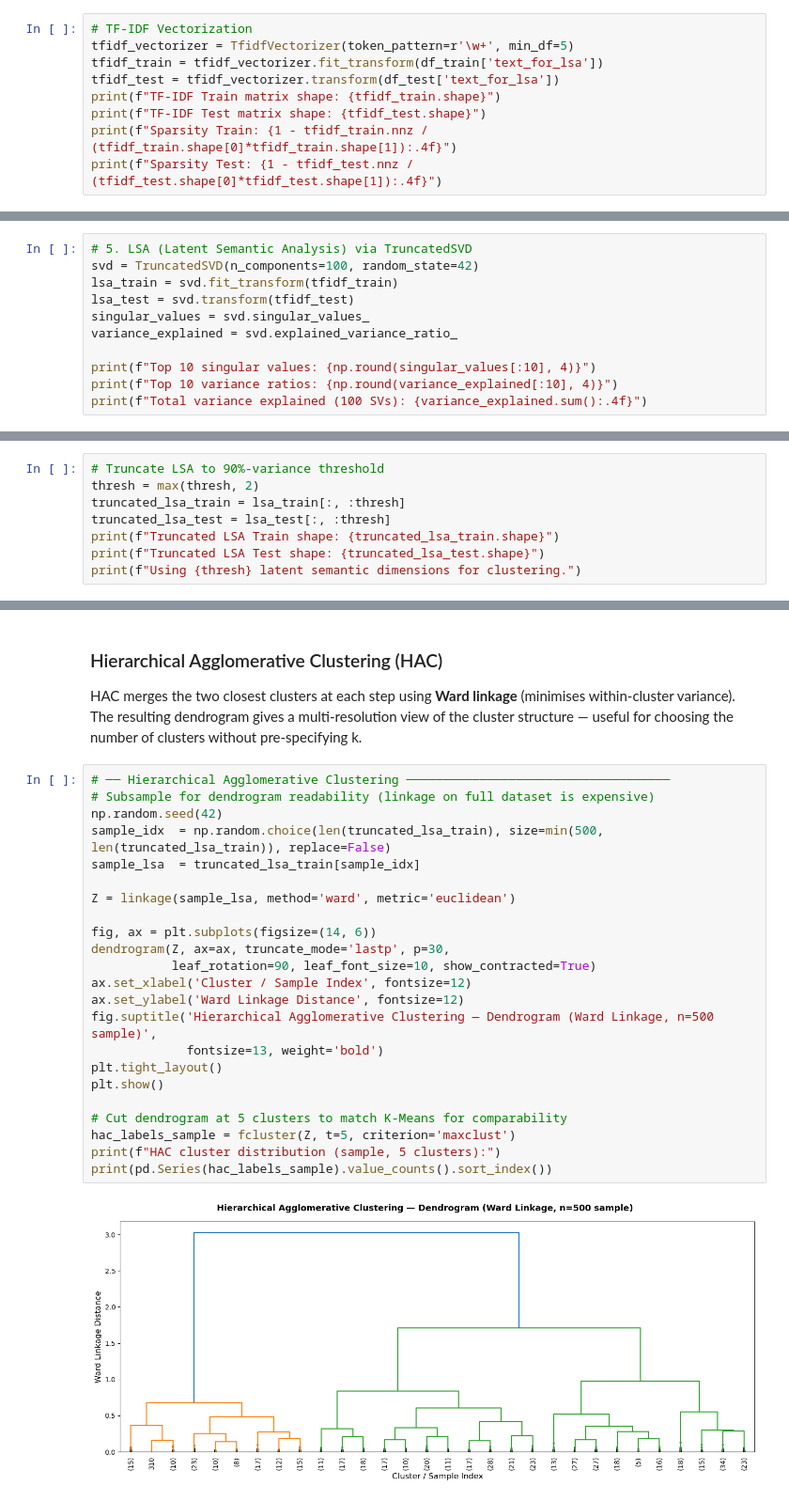
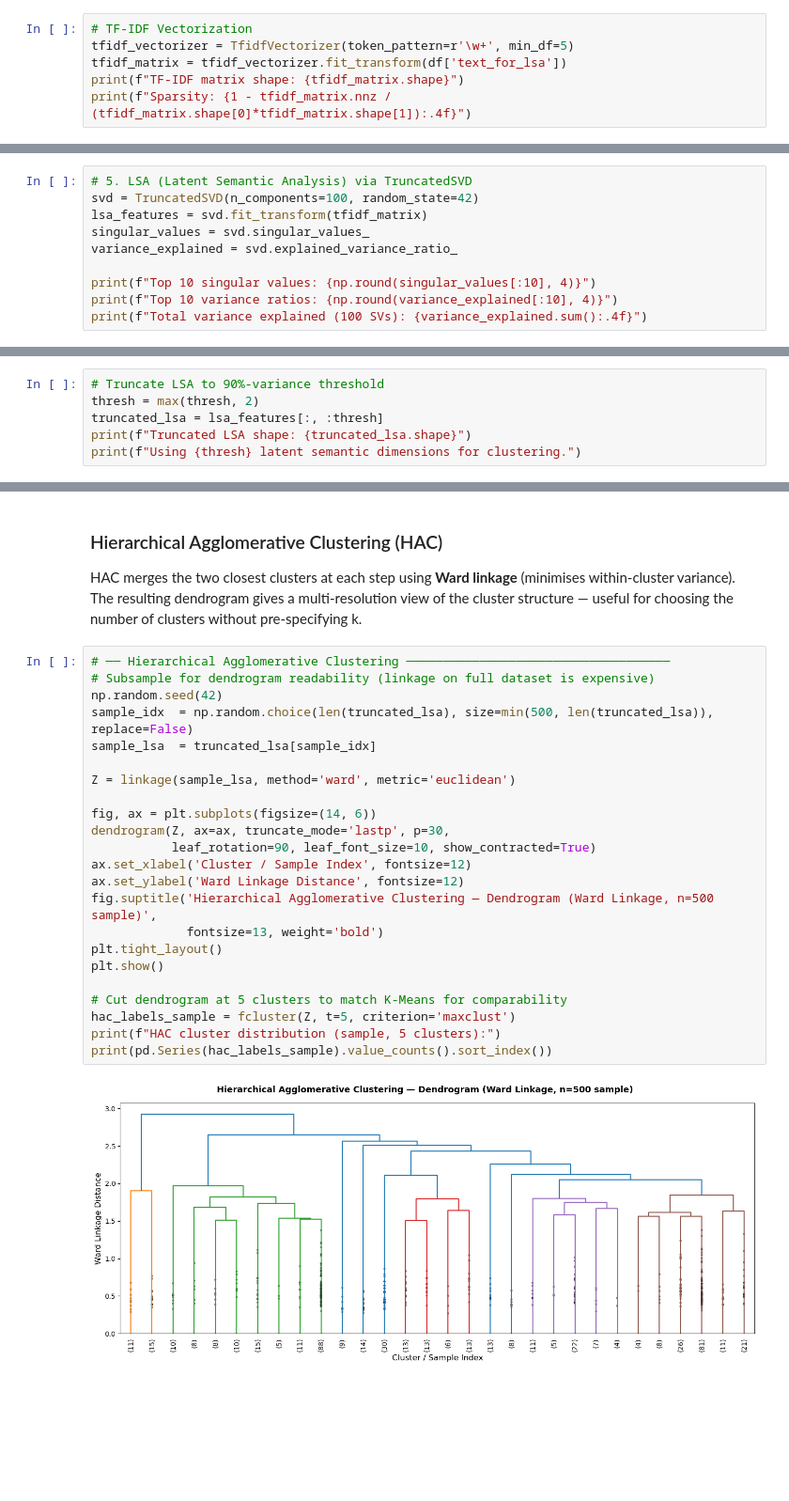
Before and after one commit to TheDetective14/helpful-review-identifier, a Jupyter notebook: data_processing_clustering.ipynb, the cells around one changed output, grey strips where cells are left out. Shown at 94% size. Drawn from its saved outputs; the diff is of its cells as text; blank space fills up the shorter version.

```diff
--- a/data_processing_clustering.ipynb
+++ b/data_processing_clustering.ipynb
@@ -174,10 +305,7 @@ on TF-IDF is known as **Latent Semantic Analysis (LSA)**.
 # %%
 # TF-IDF Vectorization
 tfidf_vectorizer = TfidfVectorizer(token_pattern=r'\w+', min_df=5)
-tfidf_train = tfidf_vectorizer.fit_transform(df_train['text_for_lsa'])
-tfidf_test = tfidf_vectorizer.transform(df_test['text_for_lsa'])
-print(f"TF-IDF Train matrix shape: {tfidf_train.shape}")
-print(f"TF-IDF Test matrix shape: {tfidf_test.shape}")
-print(f"Sparsity Train: {1 - tfidf_train.nnz / (tfidf_train.shape[0]*tfidf_train.shape[1]):.4f}")
-print(f"Sparsity Test: {1 - tfidf_test.nnz / (tfidf_test.shape[0]*tfidf_test.shape[1]):.4f}")
+tfidf_matrix = tfidf_vectorizer.fit_transform(df['text_for_lsa'])
+print(f"TF-IDF matrix shape: {tfidf_matrix.shape}")
+print(f"Sparsity: {1 - tfidf_matrix.nnz / (tfidf_matrix.shape[0]*tfidf_matrix.shape[1]):.4f}")
 # %% [output]
@@ -188,8 +314,7 @@ Sparsity Test: 0.9808
 # %%
 # 5. LSA (Latent Semantic Analysis) via TruncatedSVD
 svd = TruncatedSVD(n_components=100, random_state=42)
-lsa_train = svd.fit_transform(tfidf_train)
-lsa_test = svd.transform(tfidf_test)
+lsa_features = svd.fit_transform(tfidf_matrix)
 singular_values = svd.singular_values_
 variance_explained = svd.explained_variance_ratio_
 
@@ -266,9 +392,7 @@ Scree Insight:
 # %%
 # Truncate LSA to 90%-variance threshold
 thresh = max(thresh, 2)
-truncated_lsa_train = lsa_train[:, :thresh]
-truncated_lsa_test = lsa_test[:, :thresh]
-print(f"Truncated LSA Train shape: {truncated_lsa_train.shape}")
-print(f"Truncated LSA Test shape: {truncated_lsa_test.shape}")
+truncated_lsa = lsa_features[:, :thresh]
+print(f"Truncated LSA shape: {truncated_lsa.shape}")
 print(f"Using {thresh} latent semantic dimensions for clustering.")
 # %% [output]
@@ -359,26 +569,26 @@ cluster structure — useful for choosing the number of clusters without pre-spe
 # %%
 # ── Hierarchical Agglomerative Clustering ────────────────────────────────────
 # Subsample for dendrogram readability (linkage on full dataset is expensive)
 np.random.seed(42)
-sample_idx  = np.random.choice(len(truncated_lsa_train), size=min(500, len(truncated_lsa_train)), replace=False)
-sample_lsa  = truncated_lsa_train[sample_idx]
+sample_idx  = np.random.choice(len(truncated_lsa), size=min(500, len(truncated_lsa)), replace=False)
+sample_lsa  = truncated_lsa[sample_idx]
 
 Z = linkage(sample_lsa, method='ward', metric='euclidean')
 
 fig, ax = plt.subplots(figsize=(14, 6))
 dendrogram(Z, ax=ax, truncate_mode='lastp', p=30,
            leaf_rotation=90, leaf_font_size=10, show_contracted=True)
 ax.set_xlabel('Cluster / Sample Index', fontsize=12)
 ax.set_ylabel('Ward Linkage Distance', fontsize=12)
 fig.suptitle('Hierarchical Agglomerative Clustering — Dendrogram (Ward Linkage, n=500 sample)',
              fontsize=13, weight='bold')
 plt.tight_layout()
 plt.show()
 
 # Cut dendrogram at 5 clusters to match K-Means for comparability
 hac_labels_sample = fcluster(Z, t=5, criterion='maxclust')
 print(f"HAC cluster distribution (sample, 5 clusters):")
 print(pd.Series(hac_labels_sample).value_counts().sort_index())
 # %% [output]
-[figure, old version]
+[figure, new version]
 HAC cluster distribution (sample, 5 clusters):
```
Also changed, not shown: parts of 25 cells of this notebook, 3 other files.
